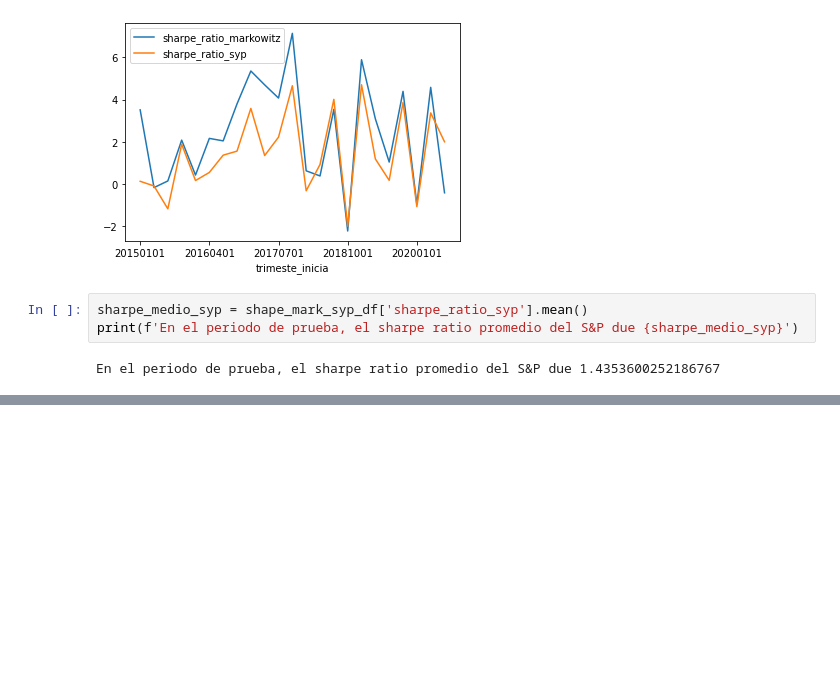
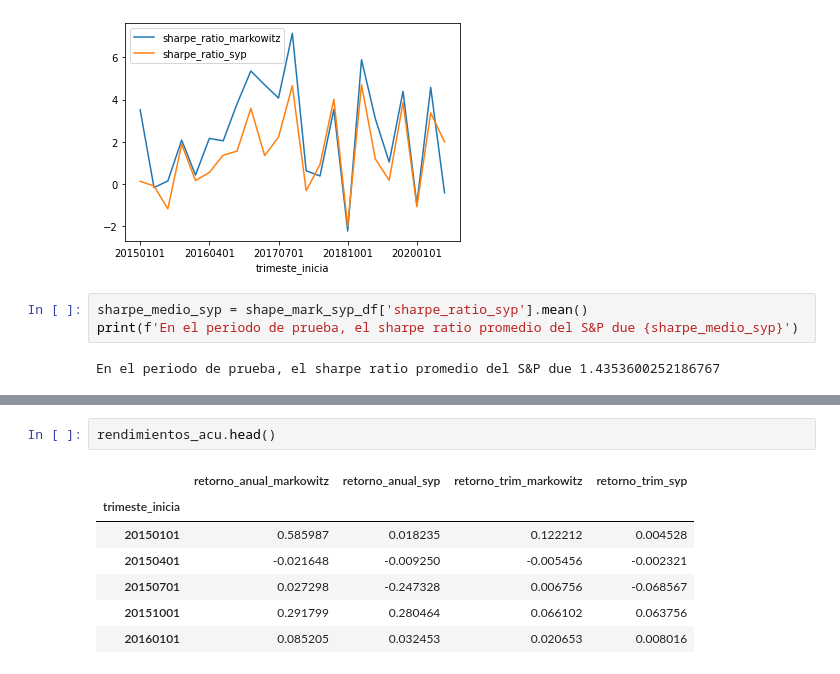
Before and after one commit to efvillar/Metaheuristic-Portfolio-Optimization, a Jupyter notebook: 1 Portafolios tipo markowitz.ipynb, the cells around one changed output, grey strips where cells are left out. Saved outputs shown, nothing was run; the diff lists cells and outputs as text; blank space fills up the shorter version.

```diff
--- a/1 Portafolios tipo markowitz.ipynb
+++ b/1 Portafolios tipo markowitz.ipynb
@@ -648,0 +688,10 @@ En el periodo de prueba, el sharpe ratio promedio del S&P due 1.4353600252186767
+# %%
+rendimientos_acu.head()
+# %% [output]
+|  | retorno_anual_markowitz | retorno_anual_syp | retorno_trim_markowitz | retorno_trim_syp |
+| trimeste_inicia |  |  |  |  |
+| 20150101 | 0.585987 | 0.018235 | 0.122212 | 0.004528 |
+| 20150401 | -0.021648 | -0.009250 | -0.005456 | -0.002321 |
+| 20150701 | 0.027298 | -0.247328 | 0.006756 | -0.068567 |
+| 20151001 | 0.291799 | 0.280464 | 0.066102 | 0.063756 |
+| 20160101 | 0.085205 | 0.032453 | 0.020653 | 0.008016 |
```
Also changed, not shown: parts of 8 cells of this notebook, 2 other files.
